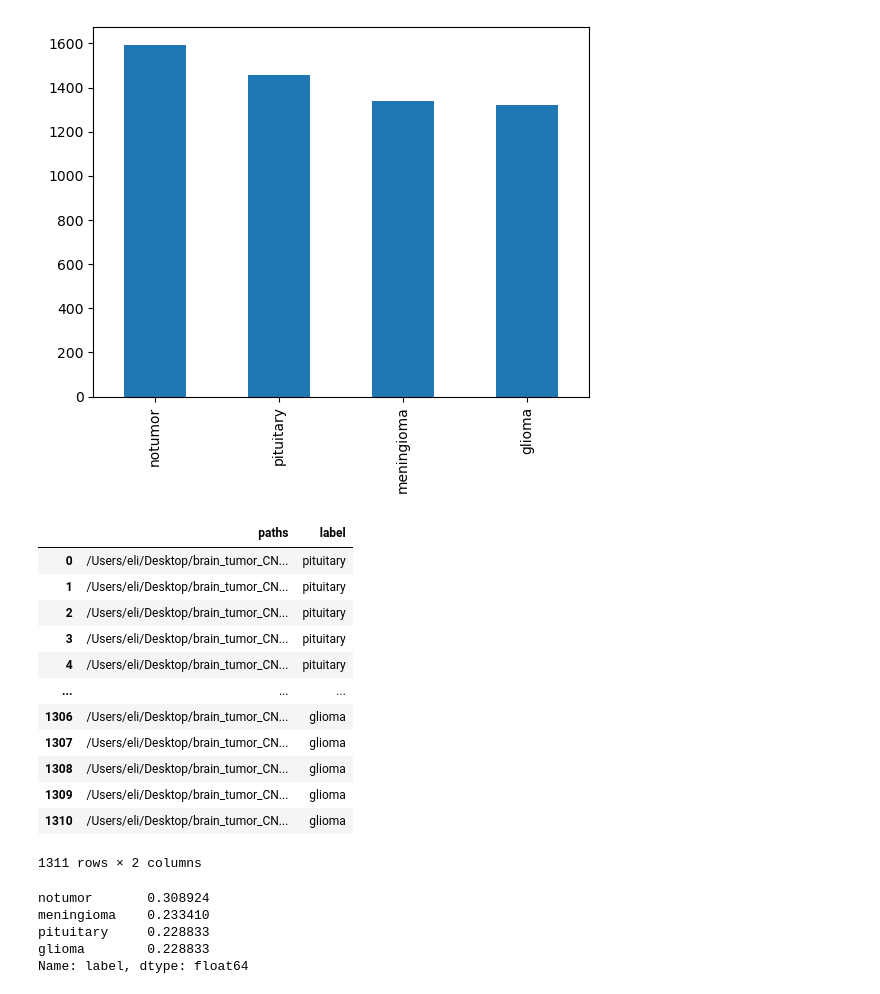
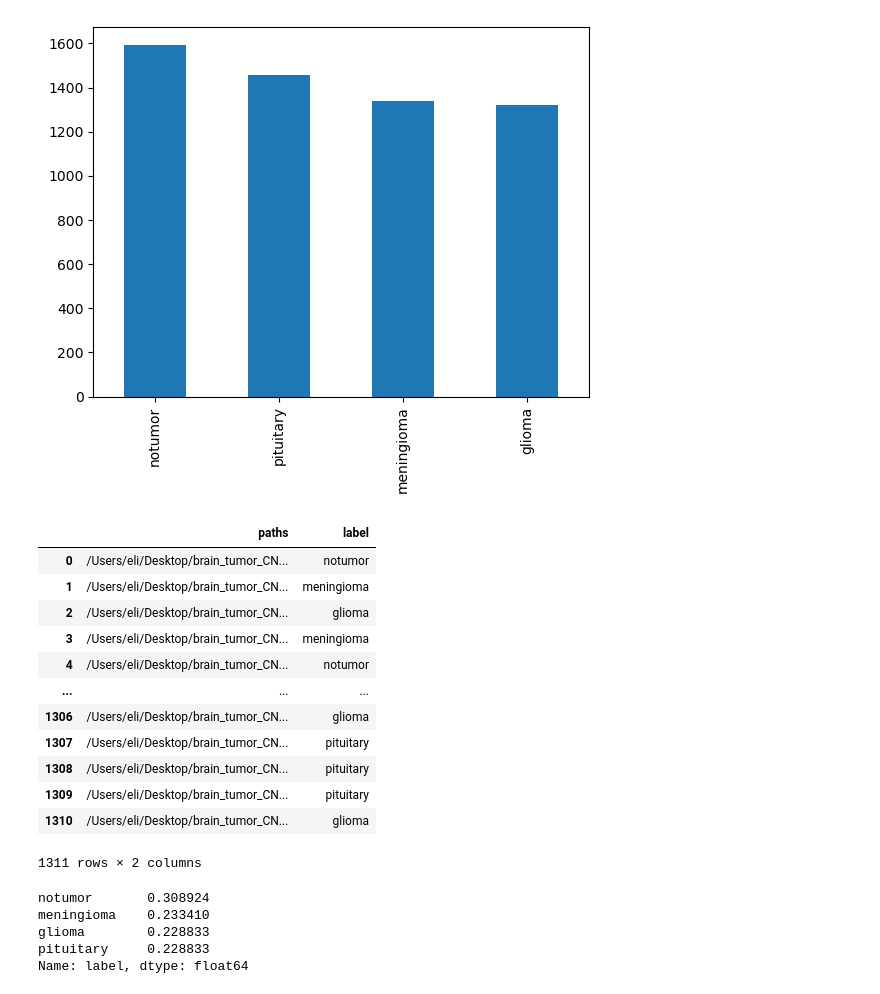
Before and after one commit to emgerber88/brain_tumor_CNN_classifier, a Jupyter notebook: Brain_Tumor_CNN_Modeling.ipynb, the cells around one changed output. Cells and saved outputs as stored; diff of their text form; code cells hidden in the pictures.

Commit message:
working on preprocessing images to prepare for initial modeling

```diff
--- a/Brain_Tumor_CNN_Modeling.ipynb
+++ b/Brain_Tumor_CNN_Modeling.ipynb
@@ -5,6 +5,12 @@ import pandas as pd
 from sklearn.utils import shuffle
 from sklearn.model_selection import train_test_split
 from sklearn.metrics import classification_report
+import random
+random.seed(1990)
+
+# For image manipulation
+import cv2
+import imutils
 
 # For ML Models
 from tensorflow import keras
@@ -25,6 +31,17 @@ import seaborn as sns
 from tqdm import tqdm
 import os
 import random
+
+# Suppress future, deprecation, and SettingWithCopy warnings
+import warnings
+warnings.filterwarnings("ignore", category= FutureWarning)
+warnings.filterwarnings("ignore", category=DeprecationWarning)
+pd.options.mode.chained_assignment = None
+
+# make all columns in a df viewable and wider
+pd.options.display.max_columns = None
+pd.options.display.width = None
+pd.set_option('max_colwidth', 400)
 # %%
 labels = ['pituitary', 'notumor', 'meningioma', 'glioma']
 train_dir = '/Users/eli/Desktop/brain_tumor_CNN_classifier/data/Training/'
@@ -74,30 +93,32 @@ tumor_train_df['label'].value_counts().plot(kind = 'bar');
 # %%
 test_dir = '/Users/eli/Desktop/brain_tumor_CNN_classifier/data/Testing/'
 
 test_paths = []
 test_labels = []
 
 for label in labels:
     for image in os.listdir(test_dir+label):
         test_paths.append(test_dir+label+'/'+image)
         test_labels.append(label)
 
+test_paths, test_labels = shuffle(test_paths, test_labels)
+
 tumor_test_df = pd.concat([pd.Series(test_paths, name = 'paths'),
                             pd.Series(test_labels, name = 'label')],
                             axis = 1)
 tumor_test_df
 # %% [output]
 |  | paths | label |
-| 0 | /Users/eli/Desktop/brain_tumor_CN... | pituitary |
-| 1 | /Users/eli/Desktop/brain_tumor_CN... | pituitary |
-| 2 | /Users/eli/Desktop/brain_tumor_CN... | pituitary |
-| 3 | /Users/eli/Desktop/brain_tumor_CN... | pituitary |
-| 4 | /Users/eli/Desktop/brain_tumor_CN... | pituitary |
+| 0 | /Users/eli/Desktop/brain_tumor_CN... | notumor |
+| 1 | /Users/eli/Desktop/brain_tumor_CN... | meningioma |
+| 2 | /Users/eli/Desktop/brain_tumor_CN... | glioma |
+| 3 | /Users/eli/Desktop/brain_tumor_CN... | meningioma |
+| 4 | /Users/eli/Desktop/brain_tumor_CN... | notumor |
 | ... | ... | ... |
 | 1306 | /Users/eli/Desktop/brain_tumor_CN... | glioma |
-| 1307 | /Users/eli/Desktop/brain_tumor_CN... | glioma |
-| 1308 | /Users/eli/Desktop/brain_tumor_CN... | glioma |
-| 1309 | /Users/eli/Desktop/brain_tumor_CN... | glioma |
+| 1307 | /Users/eli/Desktop/brain_tumor_CN... | pituitary |
+| 1308 | /Users/eli/Desktop/brain_tumor_CN... | pituitary |
+| 1309 | /Users/eli/Desktop/brain_tumor_CN... | pituitary |
 | 1310 | /Users/eli/Desktop/brain_tumor_CN... | glioma |
 1311 rows × 2 columns
 # %%
@@ -105,8 +126,8 @@ tumor_test_df['label'].value_counts(normalize = True)
 # %% [output]
 notumor       0.308924
 meningioma    0.233410
+glioma        0.228833
 pituitary     0.228833
-glioma        0.228833
 Name: label, dtype: float64
 # %%
 tumor_test_df['label'].value_counts().plot(kind = 'bar');
```
Also changed, not shown: parts of 6 cells of this notebook.
